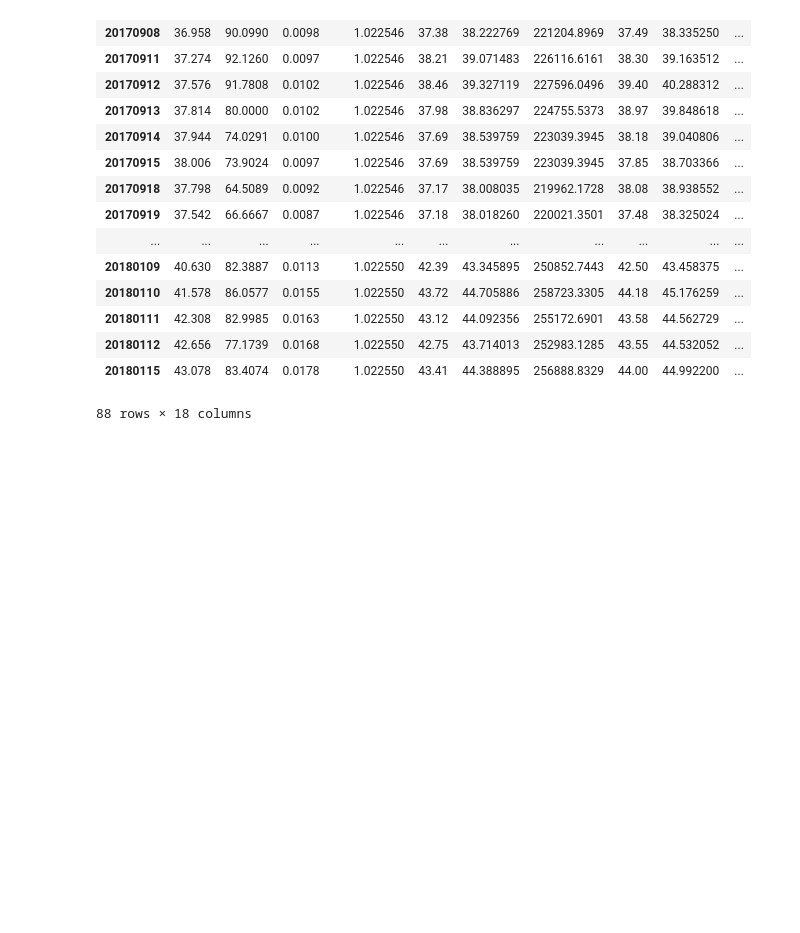
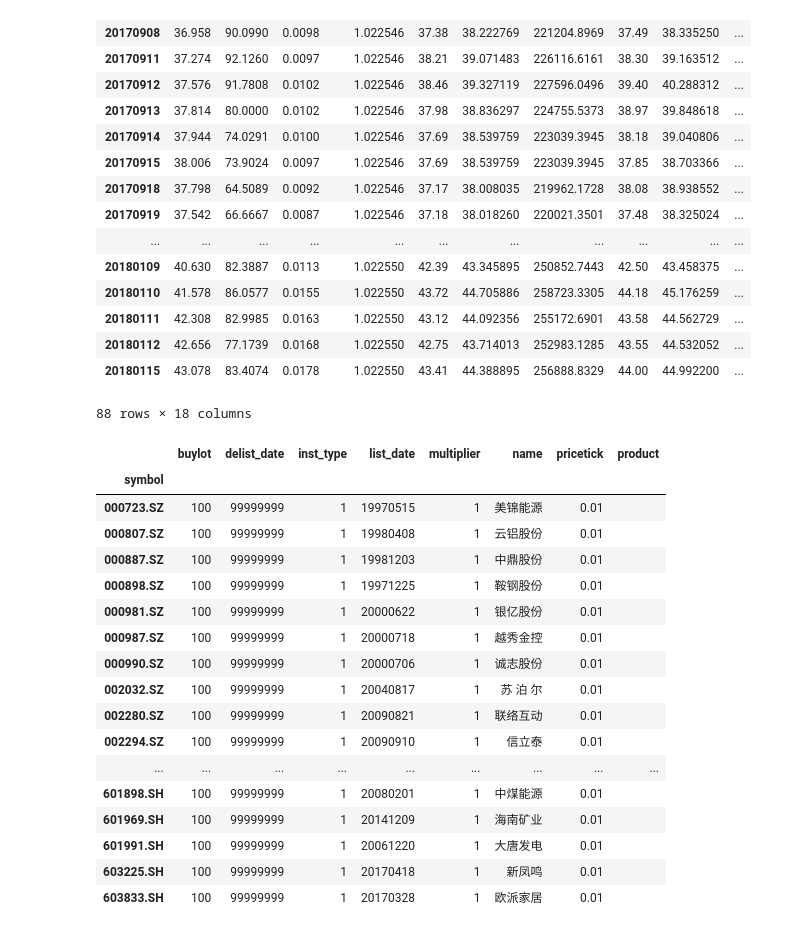
Before and after one commit to xingetouzi/jaqs-fxdayu, a Jupyter notebook: docs/_source/refresh_data.ipynb, the cells around one changed output. Drawn from its saved outputs; the diff is of its cells as text; code cells hidden in the pictures; blank space fills up the shorter version.

Commit message:
handle data_inst in add_symbol,refresh_data

```diff
--- a/docs/_source/refresh_data.ipynb
+++ b/docs/_source/refresh_data.ipynb
@@ -91,8 +89,9 @@ Query benchmark...
 Query benchmar member info...
 Data has been successfully prepared.
 # %%
-new_symbols = set(dv2.symbol)-set(dv1.symbol)
-old_symbols = set(dv1.symbol)-set(dv2.symbol)
-print(new_symbols)
-print(old_symbols)
+old_symbols = dv1.symbol
+new_symbols_1 = set(dv2.symbol)-set(dv1.symbol)
+new_symbols_2 = set(dv1.symbol)-set(dv2.symbol)
+print(new_symbols_1)
+print(new_symbols_2)
 # %% [output]
@@ -192,3 +191,25 @@ dv1.data_d.loc[:,"603866.SH"]
 | 20180112 | 42.656 | 77.1739 | 0.0168 | 1.022550 | 42.75 | 43.714013 | 252983.1285 | 43.55 | 44.532052 | ... |
 | 20180115 | 43.078 | 83.4074 | 0.0178 | 1.022550 | 43.41 | 44.388895 | 256888.8329 | 44.00 | 44.992200 | ... |
 88 rows × 18 columns
+# %%
+import numpy as np
+dv1.data_inst[~np.isin(dv1.data_inst.index, old_symbols)]
+# %% [output]
+|  | buylot | delist_date | inst_type | list_date | multiplier | name | pricetick | product |
+| symbol |  |  |  |  |  |  |  |  |
+| 000723.SZ | 100 | 99999999 | 1 | 19970515 | 1 | 美锦能源 | 0.01 |  |
+| 000807.SZ | 100 | 99999999 | 1 | 19980408 | 1 | 云铝股份 | 0.01 |  |
+| 000887.SZ | 100 | 99999999 | 1 | 19981203 | 1 | 中鼎股份 | 0.01 |  |
+| 000898.SZ | 100 | 99999999 | 1 | 19971225 | 1 | 鞍钢股份 | 0.01 |  |
+| 000981.SZ | 100 | 99999999 | 1 | 20000622 | 1 | 银亿股份 | 0.01 |  |
+| 000987.SZ | 100 | 99999999 | 1 | 20000718 | 1 | 越秀金控 | 0.01 |  |
+| 000990.SZ | 100 | 99999999 | 1 | 20000706 | 1 | 诚志股份 | 0.01 |  |
+| 002032.SZ | 100 | 99999999 | 1 | 20040817 | 1 | 苏 泊 尔 | 0.01 |  |
+| 002280.SZ | 100 | 99999999 | 1 | 20090821 | 1 | 联络互动 | 0.01 |  |
+| 002294.SZ | 100 | 99999999 | 1 | 20090910 | 1 | 信立泰 | 0.01 |  |
+| ... | ... | ... | ... | ... | ... | ... | ... | ... |
+| 601898.SH | 100 | 99999999 | 1 | 20080201 | 1 | 中煤能源 | 0.01 |  |
+| 601969.SH | 100 | 99999999 | 1 | 20141209 | 1 | 海南矿业 | 0.01 |  |
+| 601991.SH | 100 | 99999999 | 1 | 20061220 | 1 | 大唐发电 | 0.01 |  |
+| 603225.SH | 100 | 99999999 | 1 | 20170418 | 1 | 新凤鸣 | 0.01 |  |
+| 603833.SH | 100 | 99999999 | 1 | 20170328 | 1 | 欧派家居 | 0.01 |  |
```
Also changed, not shown: parts of 5 cells of this notebook, 1 other file.
